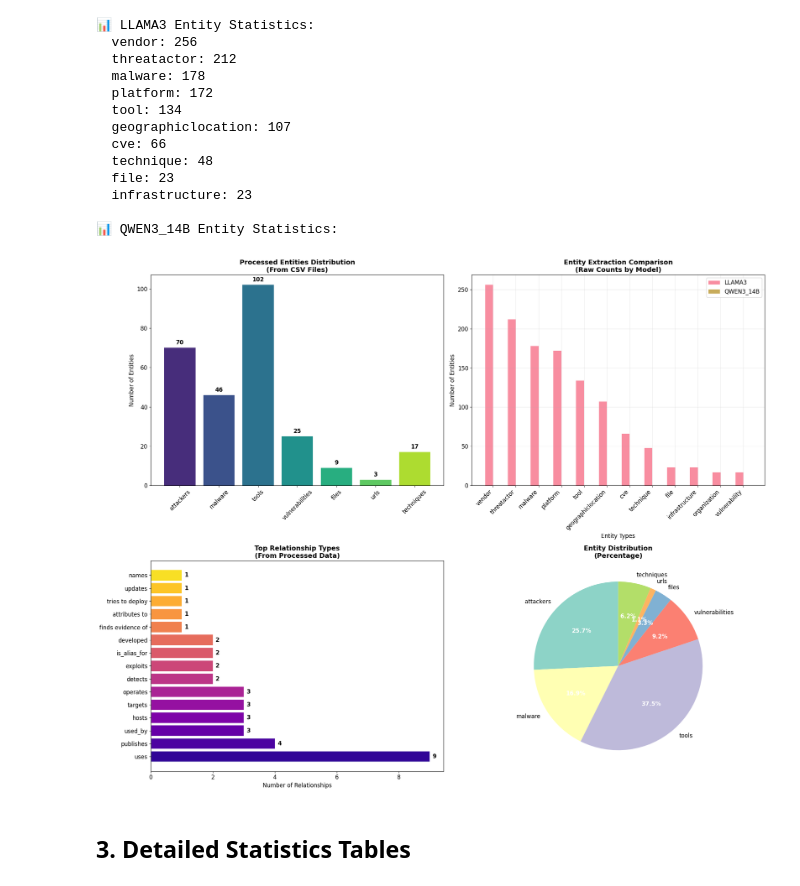
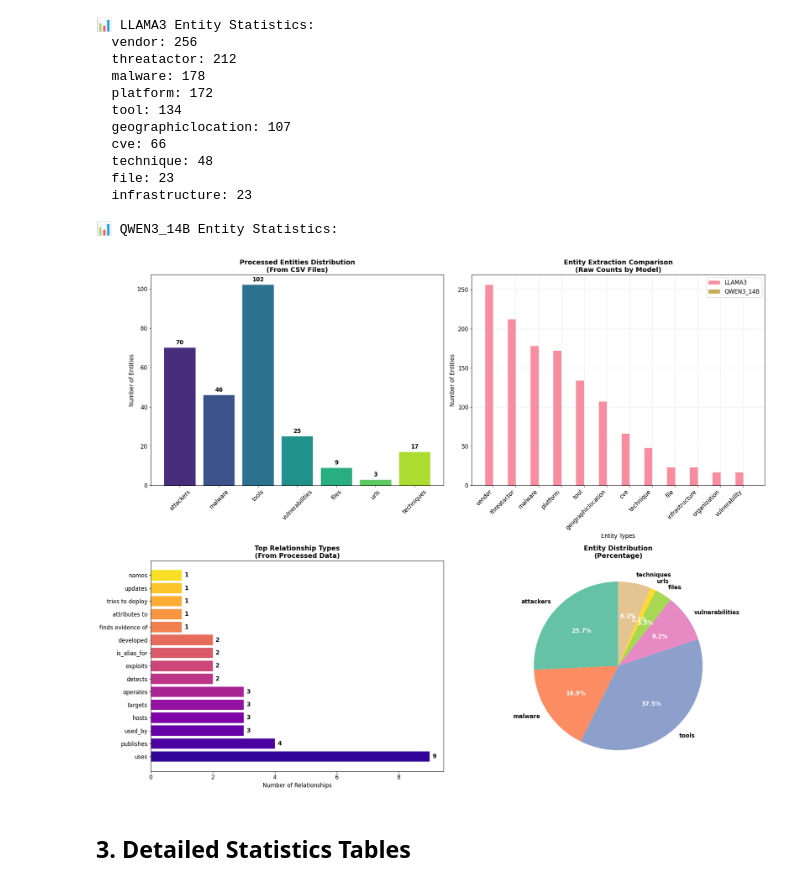
Before and after one commit to minhhuysgdev/LLM-TKIG, a Jupyter notebook: notebooks/10_entity_relationship_statistics.ipynb, the cells around one changed output. Saved outputs shown, nothing was run; the diff lists cells and outputs as text; code cells hidden in the pictures.

```diff
--- a/notebooks/10_entity_relationship_statistics.ipynb
+++ b/notebooks/10_entity_relationship_statistics.ipynb
@@ -281,9 +281,9 @@ if 'relationships_df' in locals():
     relation_names = list(top_relations.index)
     relation_values = list(top_relations.values)
 
-    # Create bar plot with light orange/yellow color
+    # Create bar plot with light coral color (less bright than yellow)
     bars2 = ax2.bar(range(len(relation_names)), relation_values,
-                    color='moccasin', edgecolor='darkorange', linewidth=1)
+                    color='lightcoral', edgecolor='darkred', linewidth=1)
 
     # Customize the plot
     ax2.set_xlabel('Relationship Types', fontsize=14, fontweight='bold')
@@ -594,35 +594,39 @@ if 'relationships_df' in locals():
                      color=sns.color_palette("plasma", len(relation_counts)))
     ax3.set_yticks(range(len(relation_counts)))
     ax3.set_yticklabels(relation_counts.index)
     ax3.set_title('Top Relationship Types\n(From Processed Data)', fontsize=14, fontweight='bold')
     ax3.set_xlabel('Number of Relationships')
 
     # Add value labels
     for i, (bar, count) in enumerate(zip(bars3, relation_counts.values)):
         ax3.text(bar.get_width() + max(relation_counts.values)*0.01, bar.get_y() + bar.get_height()/2,
                 f'{count}', ha='left', va='center', fontweight='bold')
 
 # 4. Entity type diversity pie chart
 if entity_dataframes:
     ax4 = axes[1, 1]
 
     sizes = list(processed_counts.values())
     labels = list(processed_counts.keys())
-    colors = sns.color_palette("Set3", len(labels))
+    colors = sns.color_palette("Set2", len(labels))
 
     wedges, texts, autotexts = ax4.pie(sizes, labels=labels, autopct='%1.1f%%',
                                        colors=colors, startangle=90)
+
+    # Set text colors to black for better readability
+    plt.setp(texts, color='black', fontweight='bold')
+    plt.setp(autotexts, color='black', fontweight='bold')
     ax4.set_title('Entity Distribution\n(Percentage)', fontsize=14, fontweight='bold')
 
     # Make percentage text bold
     for autotext in autotexts:
         autotext.set_color('white')
         autotext.set_fontweight('bold')
 
 plt.tight_layout()
 plt.show()
 # %% [output]
-[figure, old version]
+[figure, new version]
 # %% [markdown]
 ## 3. Detailed Statistics Tables
 # %% [markdown]
```
Also changed, not shown: parts of 5 cells of this notebook.
